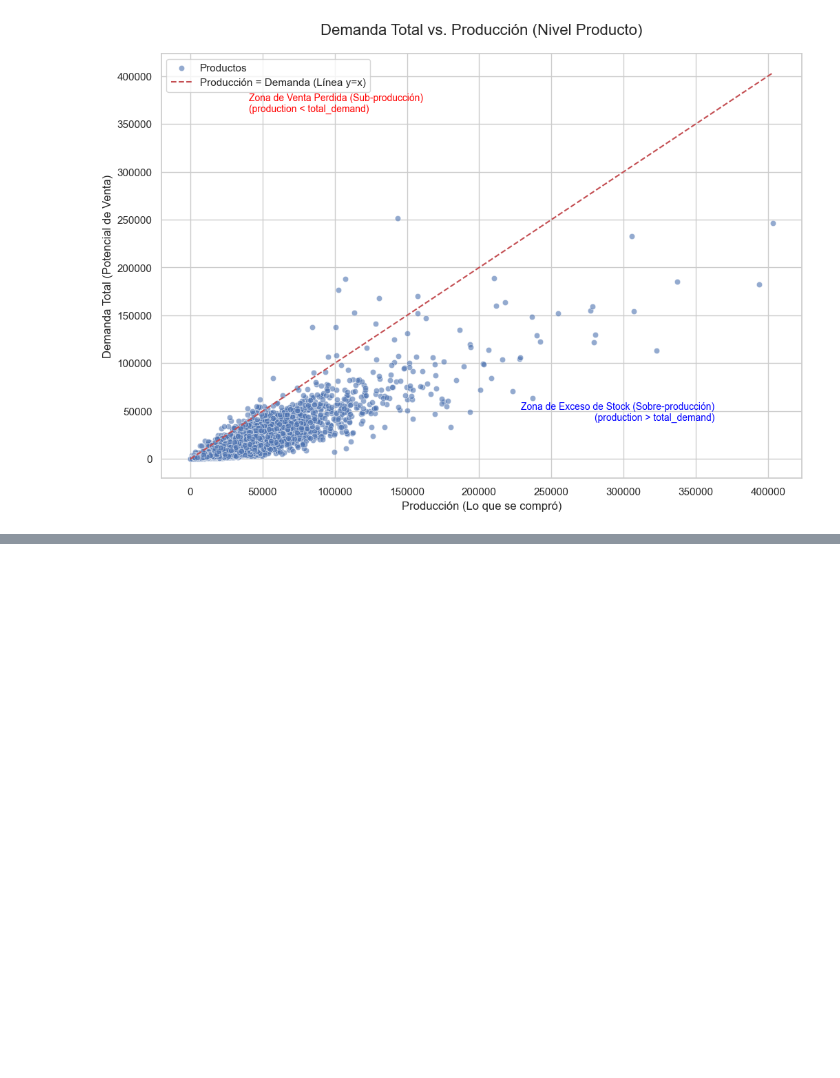
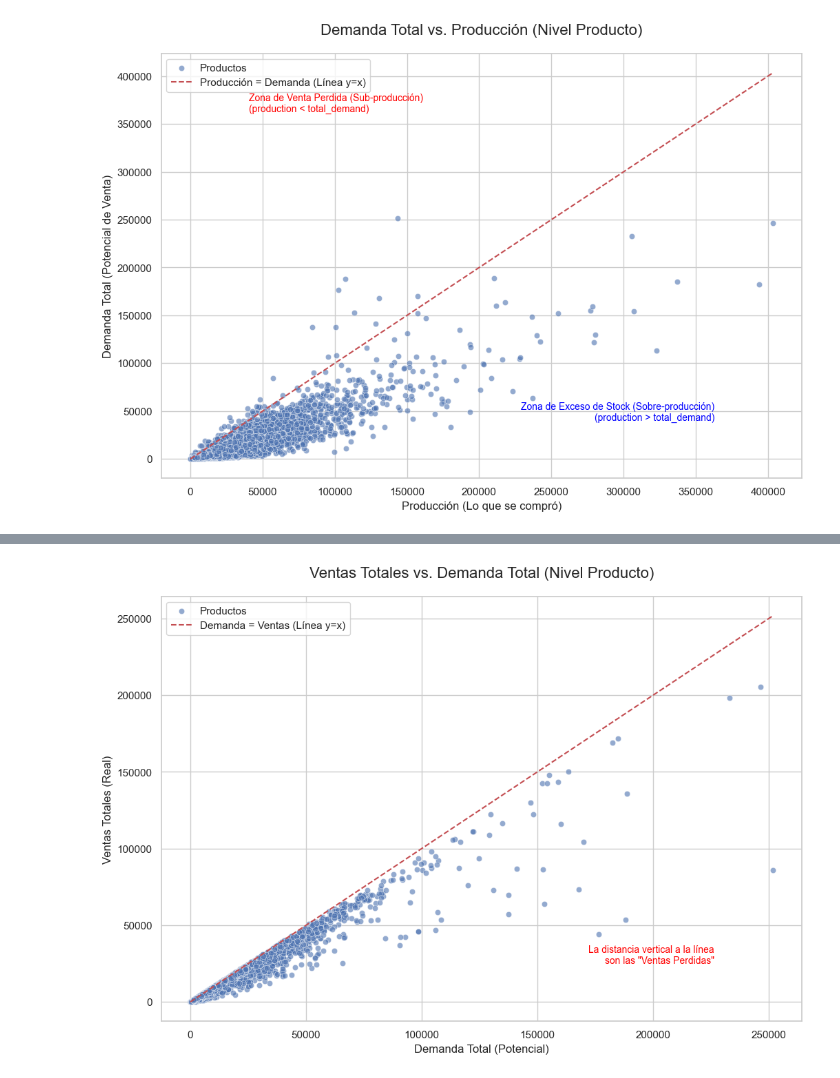
Before and after one commit to AndreuLopezz/EliBoost-MANGO-Datathon2025, a Jupyter notebook: EDA.ipynb, the cells around one changed output, grey strips where cells are left out. Saved outputs shown, nothing was run; the diff lists cells and outputs as text; code cells hidden in the pictures; blank space fills up the shorter version.

```diff
--- a/EDA.ipynb
+++ b/EDA.ipynb
@@ -197,3 +197,83 @@ Guardado: 'production_vs_demand_scatter.png'
 --- EDA Finalizado ---
 [figure]
 [figure]
+# %%
+import pandas as pd
+import numpy as np
+import matplotlib.pyplot as plt
+import seaborn as sns
+
+# ... Carga de df ...
+
+# --- 4. Análisis Comparativo Demanda vs. Ventas ---
+
+# --- 4.A. A Nivel de Producto (Agregado) ---
+print("\n--- 4.A. Agregados por Producto (Demanda vs Ventas) ---")
+product_summary = df.groupby('ID').agg(
+    total_demand=('weekly_demand', 'sum'),
+    total_sales=('weekly_sales', 'sum'),
+    production=('Production', 'first')
+).reset_index()
+
+# --- ¡AQUÍ AÑADIMOS LAS NUEVAS MÉTRICAS! ---
+# Ventas Perdidas
+product_summary['lost_sales'] = product_summary['total_demand'] - product_summary['total_sales']
+
+# Tasa de Captura (añadimos 1e-6 para evitar dividir por cero)
+product_summary['capture_rate'] = product_summary['total_sales'] / (product_summary['total_demand'] + 1e-6)
+
+print(product_summary[['total_demand', 'total_sales', 'lost_sales', 'capture_rate']].describe())
+
+# --- GRÁFICO A: Scatter Plot (Ventas vs. Demanda) ---
+if not product_summary.empty:
+    plt.figure(figsize=(12, 8))
+    sns.scatterplot(data=product_summary, x='total_demand', y='total_sales', alpha=0.6, label='Productos')
+
+    # Línea y=x (Captura Perfecta)
+    max_val = max(product_summary['total_demand'].max(), product_summary['total_sales'].max())
+    min_val = min(product_summary['total_demand'].min(), product_summary['total_sales'].min())
+    plt.plot([min_val, max_val], [min_val, max_val], 'r--', label='Demanda = Ventas (Línea y=x)')
+
+    plt.title('Ventas Totales vs. Demanda Total (Nivel Producto)', fontsize=16, pad=20)
+    plt.xlabel('Demanda Total (Potencial)', fontsize=12)
+    plt.ylabel('Ventas Totales (Real)', fontsize=12)
+    plt.legend()
+    plt.text(max_val * 0.9, max_val * 0.1, 'La distancia vertical a la línea\nson las "Ventas Perdidas"', color='red', fontsize=10, ha='right')
+
+    #plt.savefig('sales_vs_demand_scatter.png')
+    print("Guardado: 'sales_vs_demand_scatter.png'")
+
+# --- 4.B. A Nivel Semanal (Serie Temporal) ---
+print("\n--- 4.B. Análisis de Serie Temporal (Ejemplo) ---")
+
+# Elegimos el producto con más ventas perdidas como ejemplo
+if not product_summary.empty:
+    id_example = product_summary.sort_values(by='lost_sales', ascending=False).iloc[0]['ID']
+    print(f"Graficando ejemplo de 'stockout' para el ID con más ventas perdidas: {id_example}")
+
+    # Filtramos el df original para ese ID
+    df_example = df[df['ID'] == id_example].sort_values(by='num_week_iso')
+
+    # Preparamos los datos para seaborn (formato 'long')
+    df_example_melted = df_example.melt(
+        id_vars=['num_week_iso'],
+        value_vars=['weekly_demand', 'weekly_sales'],
+        var_name='Metrica',
+        value_name='Unidades'
+    )
+
+    # --- GRÁFICO B: Serie Temporal (Demanda vs. Ventas) ---
+    plt.figure(figsize=(15, 7))
+    sns.lineplot(data=df_example_melted, x='num_week_iso', y='Unidades', hue='Metrica', style='Metrica', markers=True, dashes=False)
+
+    plt.title(f'Demanda vs. Ventas Semanales (Ejemplo ID: {id_example})', fontsize=16)
+    plt.xlabel('Semana ISO', fontsize=12)
+    plt.ylabel('Unidades', fontsize=12)
+    plt.legend(title='Métrica')
+
+    #plt.savefig('weekly_demand_vs_sales_example.png')
+    print("Guardado: 'weekly_demand_vs_sales_example.png'")
+
+else:
+    print("No se generaron gráficos, datos insuficientes.")
+# %% [output]
@@ -199,0 +295 @@ Guardado: 'production_vs_demand_scatter.png'
+[figure, added]
```
Also changed, not shown: parts of 1 cell of this notebook.
